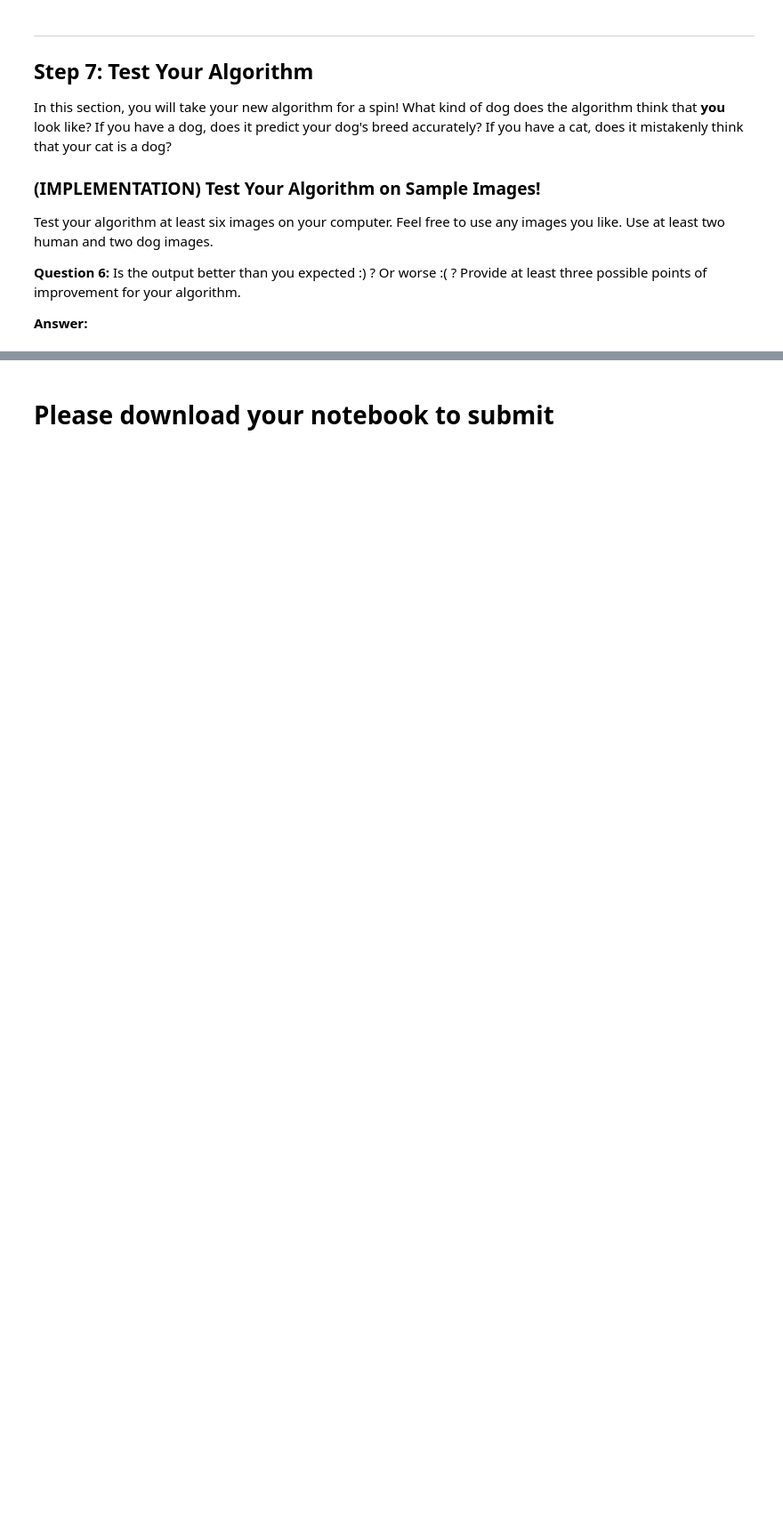
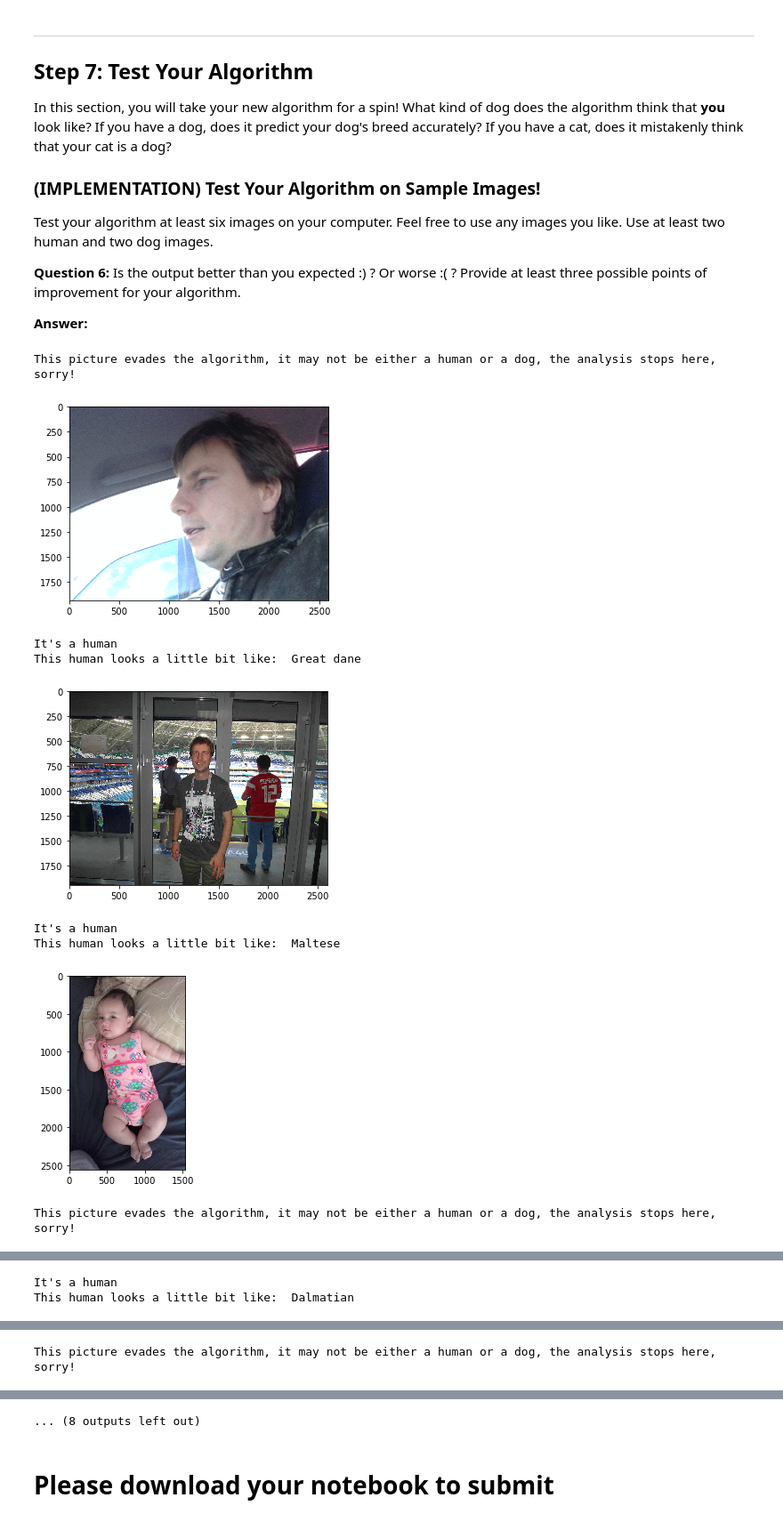
Before and after one commit to archie1983/dog-project, a Jupyter notebook: dog_app.ipynb, the cells around one changed output, grey strips where cells are left out. Shown at 89% size. Drawn from its saved outputs; the diff is of its cells as text; code cells hidden in the pictures; blank space fills up the shorter version.

```diff
--- a/dog_app.ipynb
+++ b/dog_app.ipynb
@@ -1118,3 +1125,24 @@ __Answer:__
 ## TODO: Execute your algorithm from Step 6 on
 ## at least 6 images on your computer.
 ## Feel free to use as many code cells as needed.
+# %%
+# First let's write a few service functions to deal with the files on disk
+from sklearn.datasets import load_files
+from glob import glob
+
+def load_ae_dataset(path):
+    ae_files = np.array(glob(path))
+    return ae_files
+
+for pic in load_ae_dataset('arturs_pictures/*'):
+    annotate_and_classify_image(pic)
+# %% [output]
+This picture evades the algorithm, it may not be either a human or a dog, the analysis stops here, sorry!
+[figure, added]
+It's a human
+This human looks a little bit like:  Great dane
+[figure, added]
+It's a human
+This human looks a little bit like:  Maltese
+[figure, added]
+This picture evades the algorithm, it may not be either a human or a dog, the analysis stops here, sorry!
@@ -1120,0 +1150,2 @@ __Answer:__
+It's a human
+This human looks a little bit like:  Dalmatian
@@ -1120,0 +1153 @@ __Answer:__
+This picture evades the algorithm, it may not be either a human or a dog, the analysis stops here, sorry!
@@ -1121,2 +1155,3 @@ __Answer:__
+... (8 outputs left out)
 # %% [markdown]
 # Please download your notebook to submit
```
Also changed, not shown: parts of 6 cells of this notebook.
